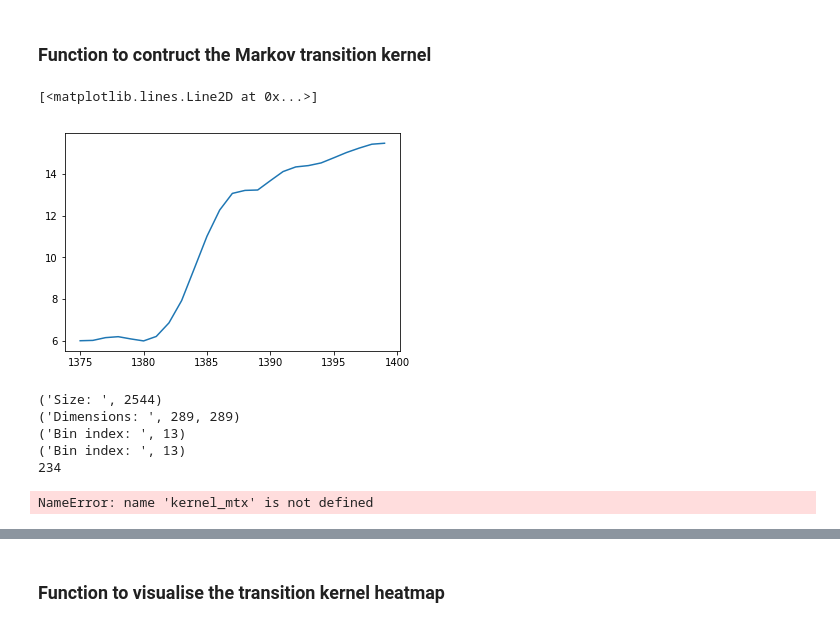
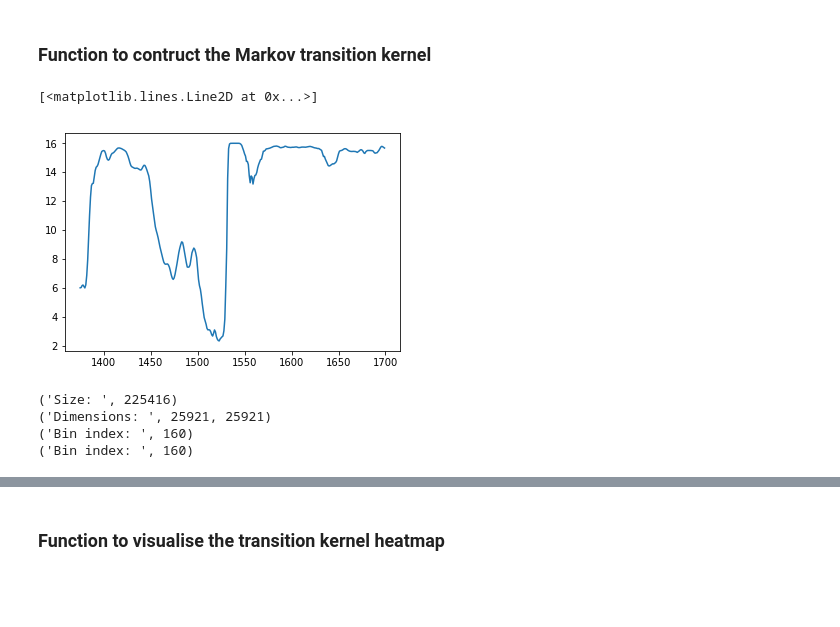
Before and after one commit to divyam-khandelwal/Thesis-Wind-Power-Prediction-Model, a Jupyter notebook: Wind Data Analysis.ipynb, the cells around one changed output, grey strips where cells are left out. Saved outputs shown, nothing was run; the diff lists cells and outputs as text; code cells hidden in the pictures; blank space fills up the shorter version.

Commit message:
Generating distributions

```diff
--- a/Wind Data Analysis.ipynb
+++ b/Wind Data Analysis.ipynb
@@ -96,50 +99,75 @@ def construct_markov_kernel(order, normalised=True):
 
     return kernel_mtx
 # %%
-plt.plot(data['Power'][1375:1400])
+# Checking 'smoothness' of distribution
+plt.plot(data['Power'][1375:1700])
 # %% [output]
 [<matplotlib.lines.Line2D at 0x...>]
-[figure, old version]
+[figure, new version]
 # %%
 def construct_aux_mtx(order, normalised=True):
 
-    n_bins_test = 16 # Proof-of-concept
-    bin_size_test = (max_wind_power - min_wind_power) / n_bins_test
-    kernel_mtx = [[0.0 for i in range((n_bins_test + 1)**order)] for j in range((n_bins_test + 1)**order)]
+    # Proof-of-concept
+#     n_bins_test = 16
+#     bin_size_test = (max_wind_power - min_wind_power) / n_bins_test
+
+    kernel_mtx = [[0.0 for i in range((n_bins + 1)**order)] for j in range((n_bins + 1)**order)]
 
     ### Size of kernel ###
     print("Size: ", sys.getsizeof(kernel_mtx))
     print("Dimensions: ", len(kernel_mtx), len(kernel_mtx[0]))
 
     ### Initial state index ###
-    prev_state_idx = 0
-    for i in range(0, order, 1):
-        power_state = data['Power'][i + 2054]
-        bin_idx = int(power_state / bin_size_test)
+    prev_state_idx = [None for _ in range(order)]
+    for i in range(0, order):
+        power_state = data['Power'][i]
+        bin_idx = int(power_state / bin_size)
         print("Bin index: ", bin_idx)
-        prev_state_idx += (bin_idx) * (n_bins_test + 1) ** (order - i - 1)
+        prev_state_idx[i] = bin_idx
         #prev_state_idx += (bin_idx + 1) * (n_bins_test + 1) * (order - 1 - i)
 
+    curr_state_idx = [None for _ in range(order)]
+    curr_state_idx[0] = prev_state_idx[1]
 
-    print(prev_state_idx)
+    for i in range(order, len(data) - 1):
 
-#     for idx, row in islice(data.iterrows(), order, None): # Skip initial rows based on order
+        curr_state_idx[1] = int(data['Power'][i] / bin_size)
 
-#         if idx % order != 0:
-#             continue
-#         print(idx, row)
+        # Calculate previous index
+        temp_prev = 0
+        for j in range(len(prev_state_idx)):
+            temp_prev += prev_state_idx[j] * n_bins ** (order - j - 1)
+
+        # Calculate current index
+        temp_curr = 0
+        for j in range(len(curr_state_idx)):
+            temp_curr += curr_state_idx[j] * n_bins ** (order - j - 1)
+
+        kernel_mtx[temp_prev][temp_curr] += 1
+
+        # Update previous index
+        prev_state_idx[0] = prev_state_idx[1]
+        prev_state_idx[1] = curr_state_idx[0]
+
+        # Update 'next' current index
+        curr_state_idx[0] = curr_state_idx[1]
 
 
+    # Normalise
+    if normalised:
 
+        for j in range(len(kernel_mtx)):
+            norm_sum = 0
+            for elem in kernel_mtx[j]:
+                norm_sum += elem
+            if norm_sum != 0:
+                kernel_mtx[j] = [x / norm_sum for x in kernel_mtx[j]]
 
-construct_aux_mtx(2)
+    return kernel_mtx
-# %% [output]
-('Size: ', 2544)
-('Dimensions: ', 289, 289)
-('Bin index: ', 13)
-('Bin index: ', 13)
-234
-# %%
-sys.getsizeof(kernel_mtx)
-# %% [output]
-NameError: name 'kernel_mtx' is not defined
+# %%
+second_transition_mtx = construct_aux_mtx(2)
+# %% [output]
+('Size: ', 225416)
+('Dimensions: ', 25921, 25921)
+('Bin index: ', 160)
+('Bin index: ', 160)
```
Also changed, not shown: parts of 14 cells of this notebook.
